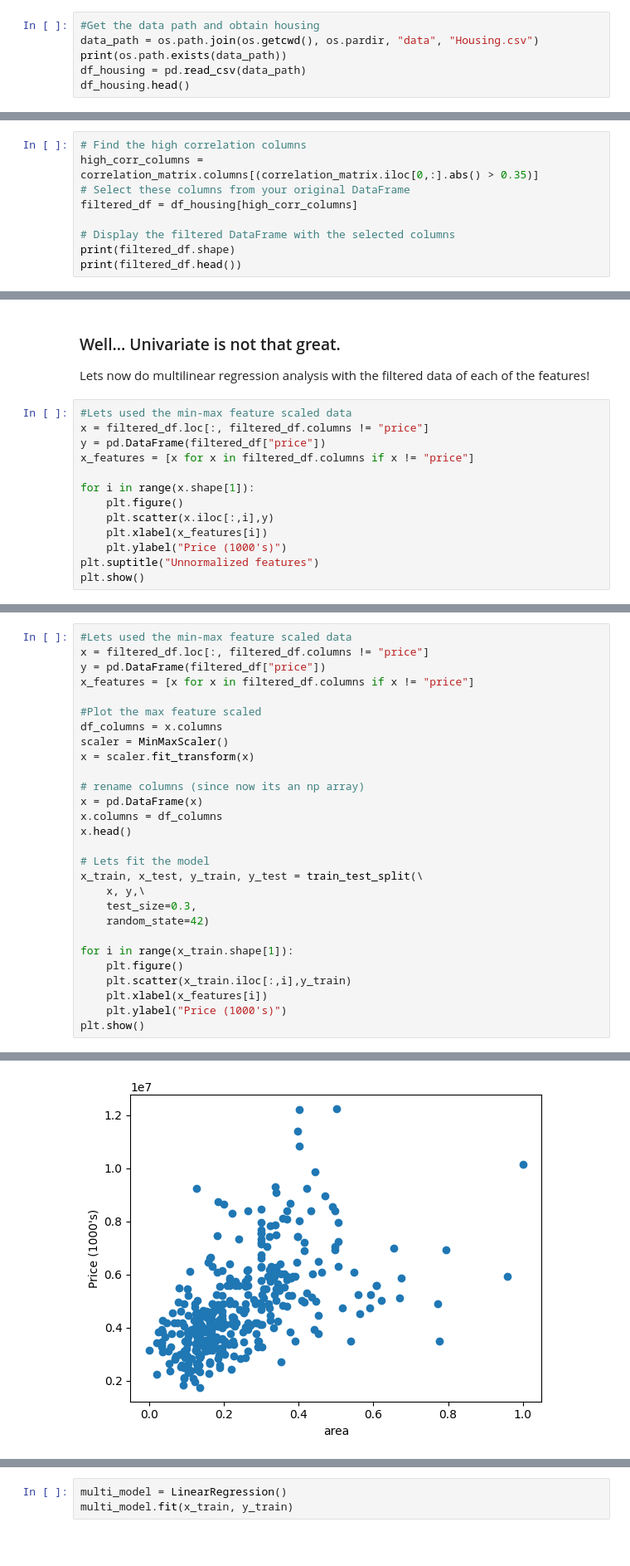
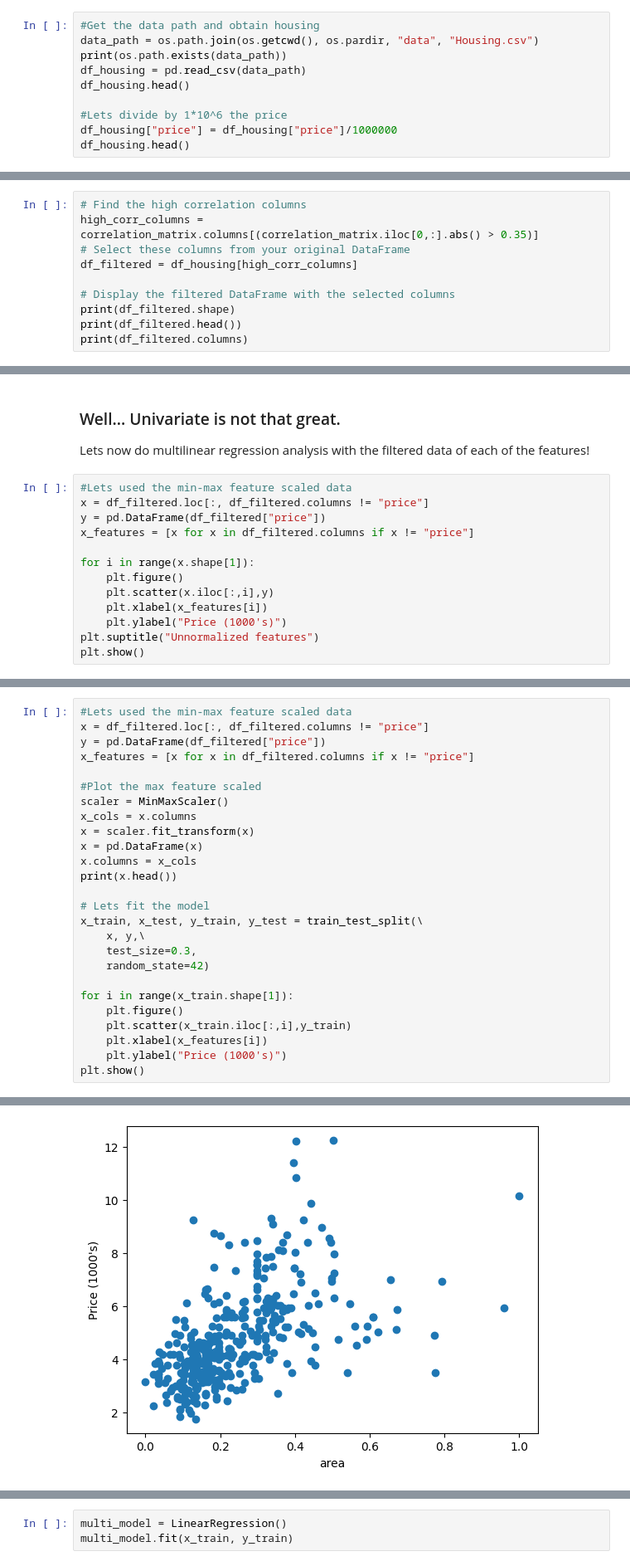
Before and after one commit to apadin-usd/AAI-500-Final-Project-Code-Team-4, a Jupyter notebook: notebooks/multi_linear_regression.ipynb, the cells around one changed output, grey strips where cells are left out. Shown: that part at 83% size. Cells and saved outputs as stored; diff of their text form; blank space fills up the shorter version.

```diff
--- a/notebooks/multi_linear_regression.ipynb
+++ b/notebooks/multi_linear_regression.ipynb
@@ -37,6 +38,10 @@ data_path = os.path.join(os.getcwd(), os.pardir, "data", "Housing.csv")
 print(os.path.exists(data_path))
 df_housing = pd.read_csv(data_path)
 df_housing.head()
+
+#Lets divide by 1*10^6 the price
+df_housing["price"] = df_housing["price"]/1000000
+df_housing.head()
 # %% [output]
 True
 |  | price | area | bedrooms | bathrooms | stories | mainroad | guestroom | basement | hotwaterheating | ... |
@@ -76,10 +81,11 @@ plt.show()
 # Find the high correlation columns
 high_corr_columns = correlation_matrix.columns[(correlation_matrix.iloc[0,:].abs() > 0.35)]
 # Select these columns from your original DataFrame
-filtered_df = df_housing[high_corr_columns]
+df_filtered = df_housing[high_corr_columns]
 
 # Display the filtered DataFrame with the selected columns
-print(filtered_df.shape)
-print(filtered_df.head())
+print(df_filtered.shape)
+print(df_filtered.head())
+print(df_filtered.columns)
 # %% [output]
 (545, 7)
@@ -200,9 +221,9 @@ plt.show()
 Lets now do multilinear regression analysis with the filtered data of each of the features!
 # %%
 #Lets used the min-max feature scaled data
-x = filtered_df.loc[:, filtered_df.columns != "price"]
-y = pd.DataFrame(filtered_df["price"])
-x_features = [x for x in filtered_df.columns if x != "price"]
+x = df_filtered.loc[:, df_filtered.columns != "price"]
+y = pd.DataFrame(df_filtered["price"])
+x_features = [x for x in df_filtered.columns if x != "price"]
 
 for i in range(x.shape[1]):
     plt.figure()
@@ -221,18 +242,16 @@ plt.show()
 # %%
 #Lets used the min-max feature scaled data
-x = filtered_df.loc[:, filtered_df.columns != "price"]
-y = pd.DataFrame(filtered_df["price"])
-x_features = [x for x in filtered_df.columns if x != "price"]
+x = df_filtered.loc[:, df_filtered.columns != "price"]
+y = pd.DataFrame(df_filtered["price"])
+x_features = [x for x in df_filtered.columns if x != "price"]
 
 #Plot the max feature scaled
-df_columns = x.columns
 scaler = MinMaxScaler()
+x_cols = x.columns
 x = scaler.fit_transform(x)
-
-# rename columns (since now its an np array)
 x = pd.DataFrame(x)
-x.columns = df_columns
-x.head()
+x.columns = x_cols
+print(x.head())
 
 # Lets fit the model
 x_train, x_test, y_train, y_test = train_test_split(\
@@ -250 +275 @@ plt.show()
-[figure, old version]
+[figure, new version]
```
Also changed, not shown: parts of 12 cells of this notebook.
